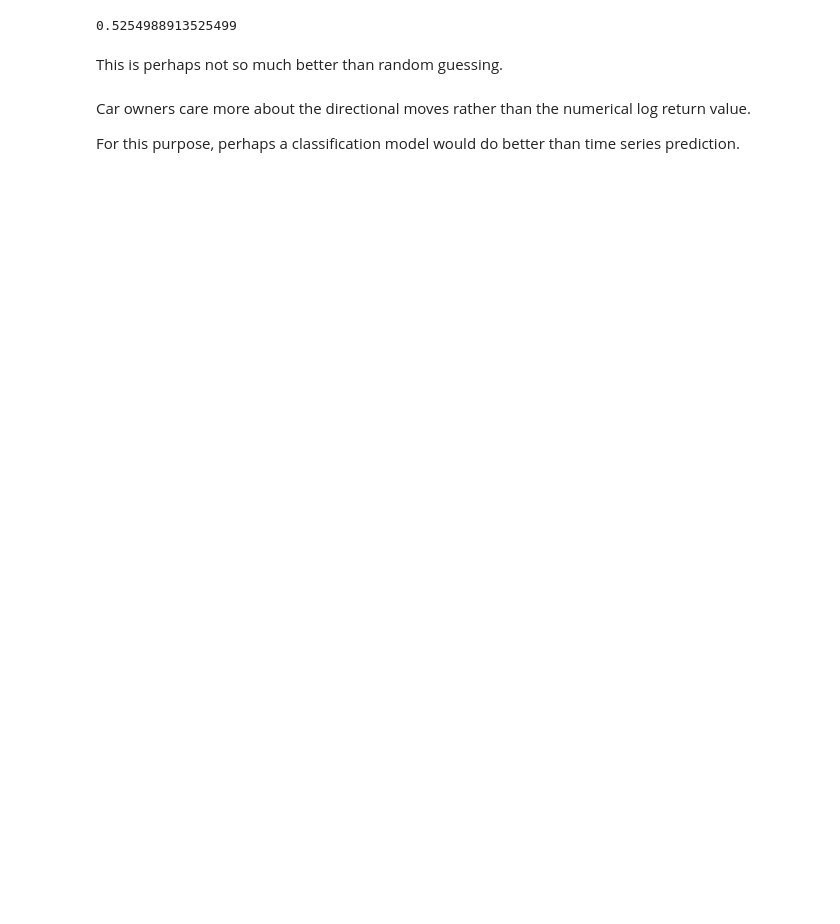
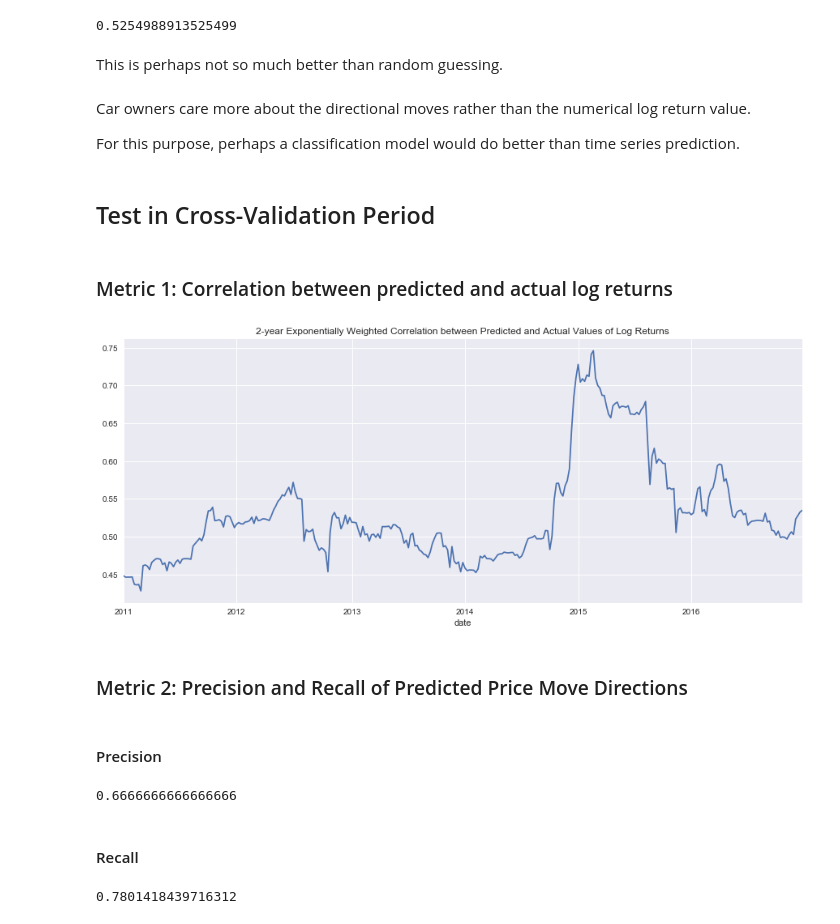
Before and after one commit to chloechsu/retailgas, a Jupyter notebook: Multivariate Rolling Regression.ipynb, the cells around one changed output. Cells and saved outputs as stored; diff of their text form; code cells hidden in the pictures; blank space fills up the shorter version.

```diff
--- a/Multivariate Rolling Regression.ipynb
+++ b/Multivariate Rolling Regression.ipynb
@@ -302,3 +326,53 @@ This is perhaps not so much better than random guessing.
 Car owners care more about the directional moves rather than the numerical log return value.
 
 For this purpose, perhaps a classification model would do better than time series prediction.
+# %% [markdown]
+## Test in Cross-Validation Period
+# %%
+cvdates = np.intersect1d(price.index, pd.date_range('2011-01-01','2016-12-31'))
+# %%
+# Rolling regression
+
+regression_window = 52 * 5
+regression_halflife = 52 * 5
+
+dates = np.union1d(trainingdates, cvdates)
+
+reg = np.empty(len(dates), dtype=object)
+for t in range(regression_window, len(dates)):
+    reg[t] = regress(selected_predictors, logreturn,
+                     dates[t-regression_window], dates[t],
+                     regression_halflife)
+regobj = pd.Series(reg[regression_window:], index=dates[regression_window:], name='regress_object')
+# %%
+df = pd.concat([pd.Series(dates[regression_window:], index=regobj.index, name='date'),
+                regobj], axis=1).shift(1).dropna()
+prediction = df.apply(lambda x: x.regress_object.predict(selected_predictors.loc[x.date].values.reshape(1,-1)),
+                      axis=1)['date']
+prediction = prediction.rename('predicted').rename_axis('date')
+# %% [markdown]
+### Metric 1: Correlation between predicted and actual log returns
+# %%
+corr = pd.concat([logreturn, prediction], axis=1).ewm(span=52 * 2).corr().dropna()
+corr = corr.unstack()['logreturn']['predicted']
+corr[cvdates].plot(
+    figsize=(15,6), title='2-year Exponentially Weighted Correlation between Predicted and Actual Values of Log Returns')
+plt.show()
+# %% [output]
+[figure, added]
+# %% [markdown]
+### Metric 2: Precision and Recall of Predicted Price Move Directions
+# %% [markdown]
+#### Precision
+# %%
+1.0 * np.logical_and(logreturn[cvdates] > 0, prediction[cvdates] > 0).sum() / \
+    (prediction[cvdates] > 0).sum()
+# %% [output]
+0.6666666666666666
+# %% [markdown]
+#### Recall
+# %%
+1.0 * np.logical_and(logreturn[cvdates] > 0, prediction[cvdates] > 0).sum() / \
+    (logreturn[cvdates] > 0).sum()
+# %% [output]
+0.7801418439716312
```
Also changed, not shown: parts of 23 cells of this notebook.
